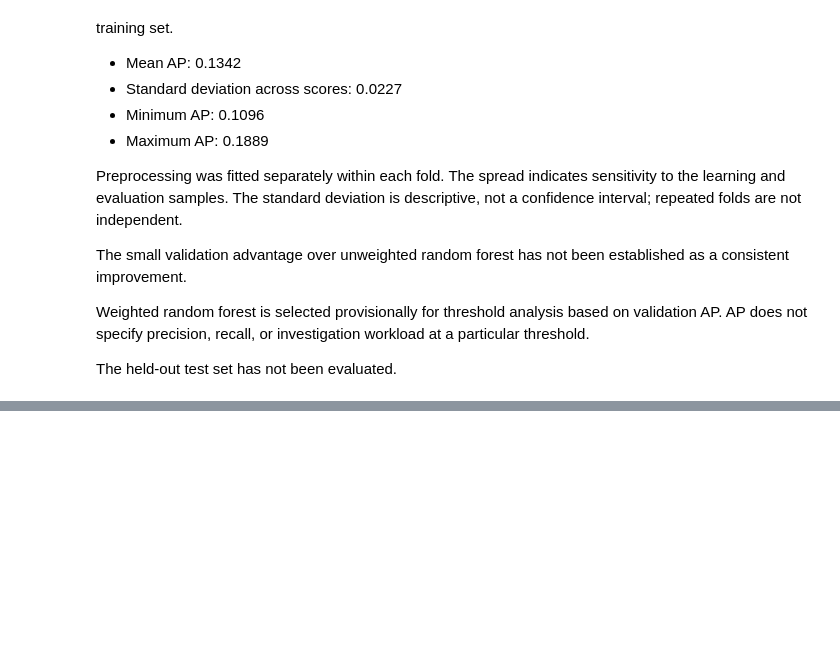
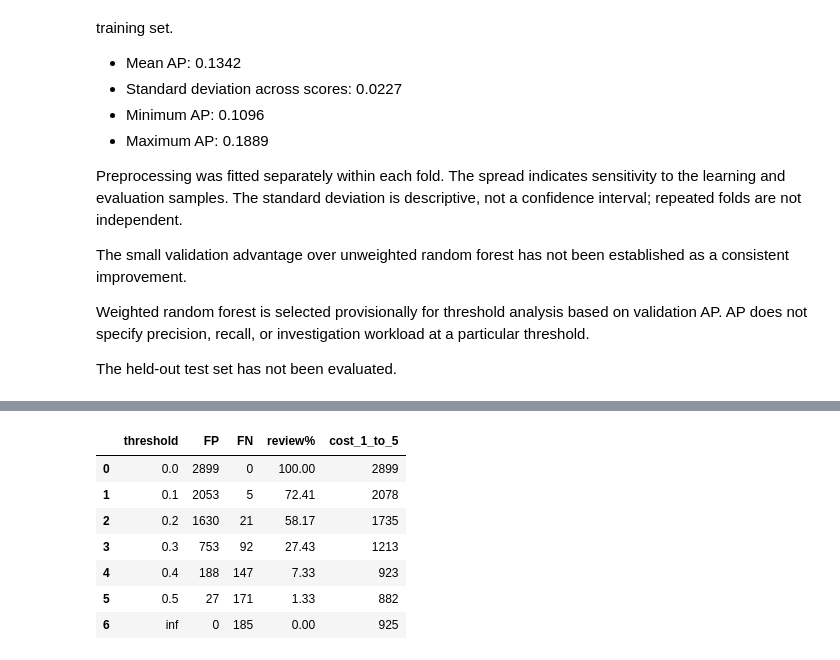
Before and after one commit to WhySoSerious404/trust-safety-analytics, a Jupyter notebook: 01-fraud-detection/fraud_detection.ipynb, the cells around one changed output, grey strips where cells are left out. Cells and saved outputs as stored; diff of their text form; code cells hidden in the pictures; blank space fills up the shorter version.

```diff
--- a/01-fraud-detection/fraud_detection.ipynb
+++ b/01-fraud-detection/fraud_detection.ipynb
@@ -1150,0 +1246,18 @@ The held-out test set has not been evaluated.
+# %%
+threshold_table["cost_1_to_5"] = (
+    threshold_table["FP"]
+    + 5 * threshold_table["FN"]
+)
+
+threshold_table[
+    ["threshold", "FP", "FN", "review%", "cost_1_to_5"]
+].round(2)
+# %% [output]
+|  | threshold | FP | FN | review% | cost_1_to_5 |
+| 0 | 0.0 | 2899 | 0 | 100.00 | 2899 |
+| 1 | 0.1 | 2053 | 5 | 72.41 | 2078 |
+| 2 | 0.2 | 1630 | 21 | 58.17 | 1735 |
+| 3 | 0.3 | 753 | 92 | 27.43 | 1213 |
+| 4 | 0.4 | 188 | 147 | 7.33 | 923 |
+| 5 | 0.5 | 27 | 171 | 1.33 | 882 |
+| 6 | inf | 0 | 185 | 0.00 | 925 |
```
Also changed, not shown: parts of 11 cells of this notebook.
